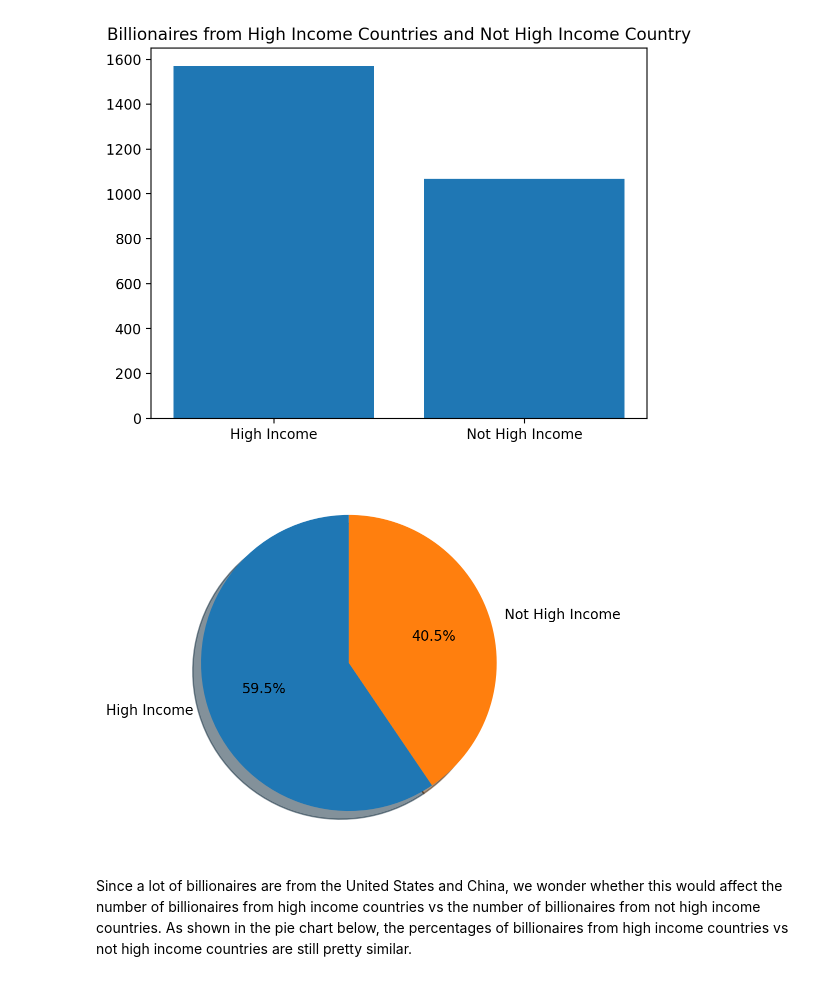
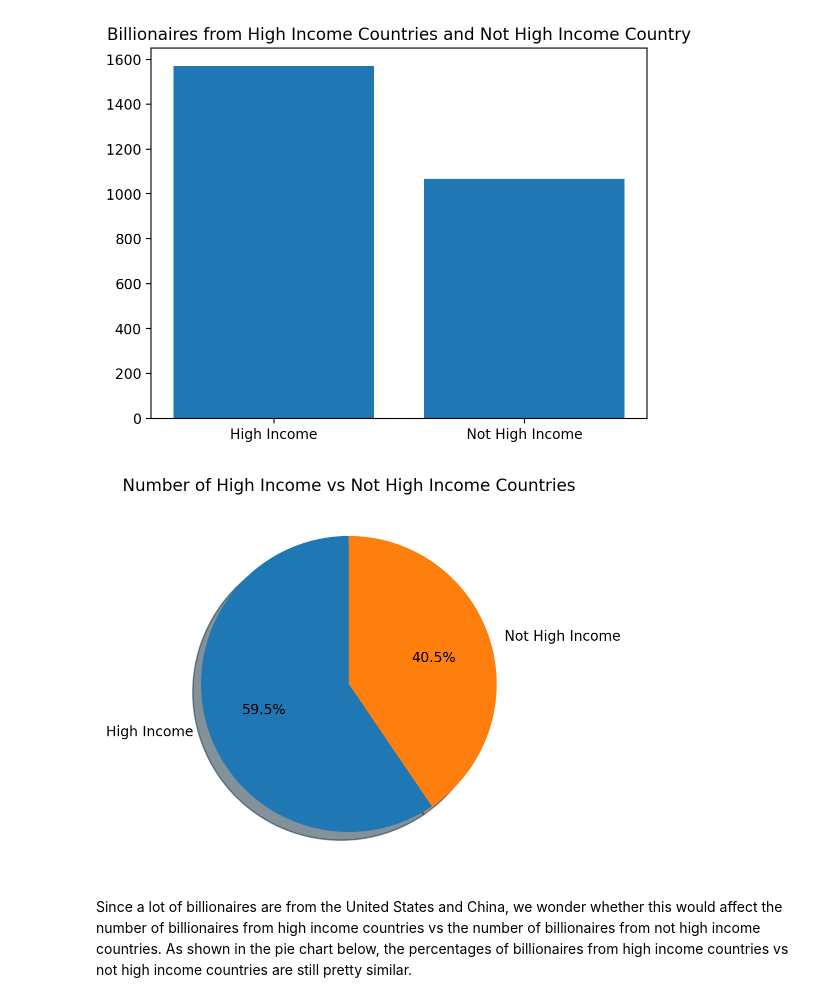
Before and after one commit to jteh188/Billionaires-Statistics-Data-Analysis, a Jupyter notebook: FinalProject_Group026_WI24.ipynb, the cells around one changed output. Saved outputs shown, nothing was run; the diff lists cells and outputs as text; code cells hidden in the pictures.

```diff
--- a/FinalProject_Group026_WI24.ipynb
+++ b/FinalProject_Group026_WI24.ipynb
@@ -346,14 +347,15 @@ plt.show()
 # %%
 plt.pie(
     high_income.values(),
     labels=high_income.keys(),
     autopct='%1.1f%%',
     shadow=True,
     startangle=90
 )
+plt.title('Number of High Income vs Not High Income Countries')
 plt.show()
 # %% [output]
-[figure, old version]
+[figure, new version]
 # %% [markdown]
 Since a lot of billionaires are from the United States and China, we wonder whether this would affect the number of billionaires from high income countries vs the number of billionaires from not high income countries. As shown in the pie chart below, the percentages of billionaires from high income countries vs not high income countries are still pretty similar.
 # %%
```
Also changed, not shown: parts of 13 cells of this notebook.
